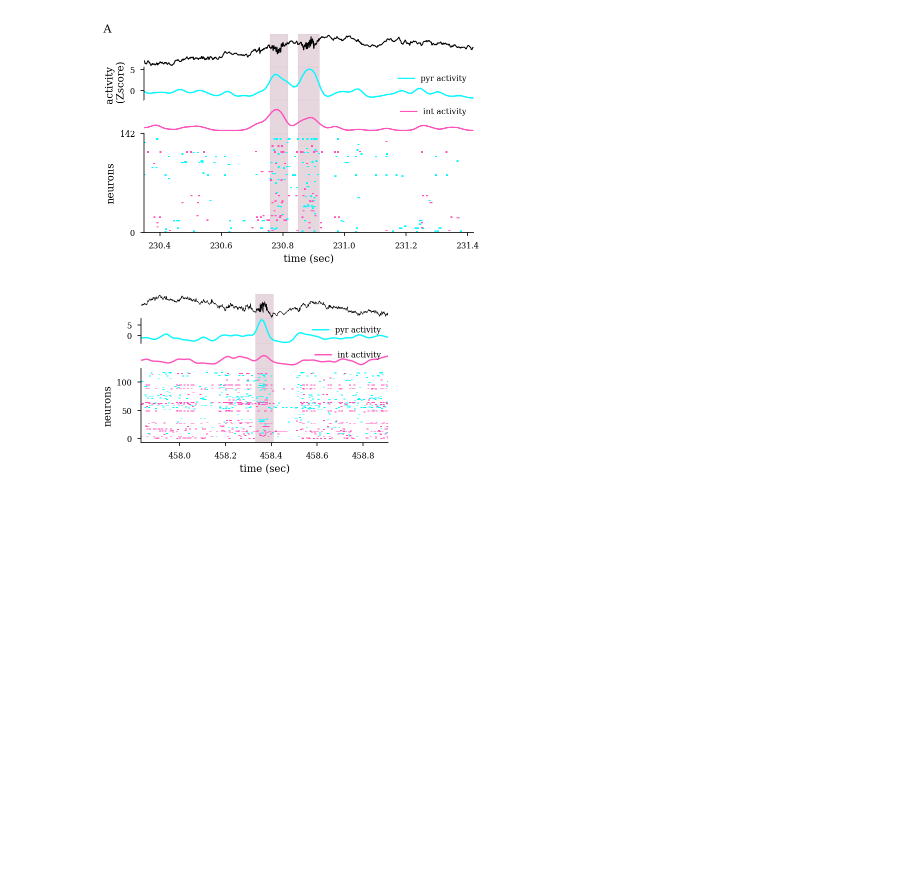
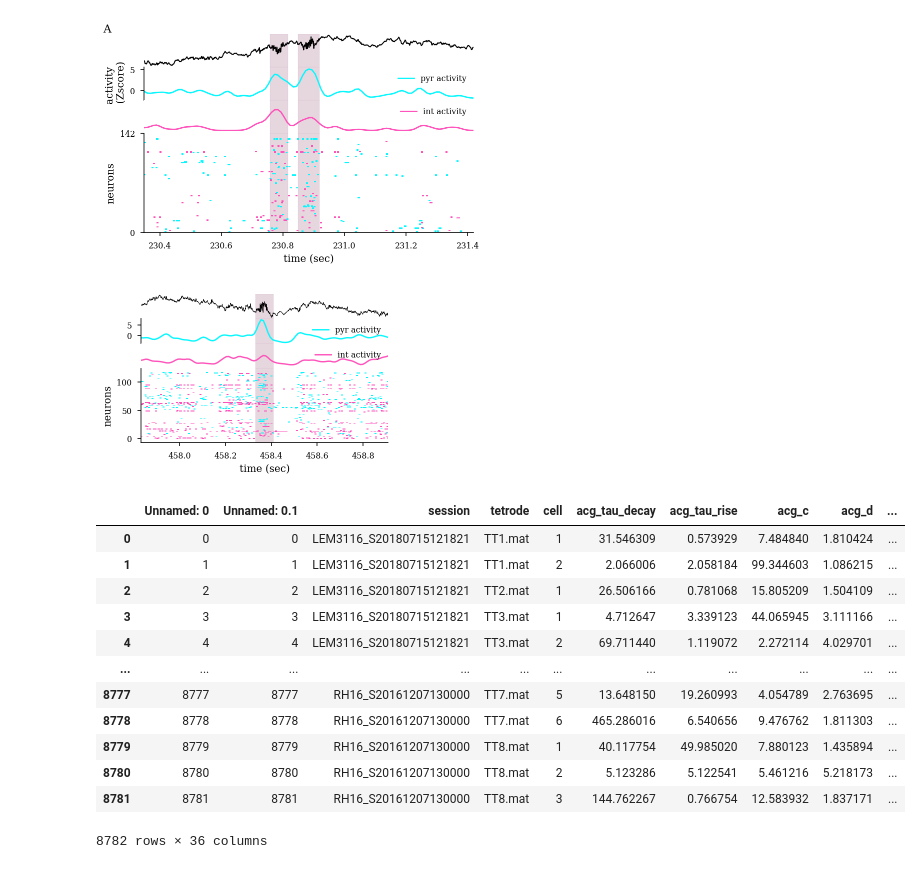
Before and after one commit to ryanharvey1/ripple_analyses, a Jupyter notebook: notebooks/i_e_balance.ipynb, the cells around one changed output. Saved outputs shown, nothing was run; the diff lists cells and outputs as text; code cells hidden in the pictures; blank space fills up the shorter version.

```diff
--- a/notebooks/i_e_balance.ipynb
+++ b/notebooks/i_e_balance.ipynb
@@ -645,3 +647,51 @@ plot_e_i_example(temp_df_swr,temp_df_cell_class,pyr_vec,int_vec,lfp,lfp_ts,20,bo
 plt.savefig(os.path.join(fig_save_path,'i_e_example.svg'),dpi=300,bbox_inches='tight')
 # %% [output]
 [figure]
+# %%
+
+
+def add_group_affiliation(df):
+    control=('RH13','RH14','LS21','LS23','LE2821','LE2823','LEM3116','LEM3120','LEM3216')
+    pae=('RH11','RH16','LS17','LS19','LE2813','LEM3124','LEM3206','LEM3246')
+
+    df['group'] = np.ones_like(df.session)
+
+    regstr = '|'.join(control)
+    idx = df['session'].str.upper().str.contains(regstr)
+    df.loc[idx,'group'] = 'control'
+
+    regstr = '|'.join(pae)
+    idx = df['session'].str.upper().str.contains(regstr)
+    df.loc[idx,'group'] = 'pae'
+    return df
+
+
+# F:\Projects\PAE_PlaceCell\analysis\cell_recruitment\processed
+# df_cell_class.rat
+df_cell_class = pd.read_csv(r'F:\Projects\PAE_PlaceCell\analysis\cell_recruitment\processed\pyr_int_df.csv')
+
+df_cell_class = add_group_affiliation(df_cell_class)
+
+rat = [s.split('_')[0] for s in df_cell_class.session]
+df_cell_class['rat']=rat
+
+
+
+# # df_cell_class
+df_cell_class.to_csv(r'F:\Projects\PAE_PlaceCell\analysis\cell_recruitment\processed\pyr_int_df.csv')
+# %%
+df_cell_class
+# %% [output]
+|  | Unnamed: 0 | Unnamed: 0.1 | session | tetrode | cell | acg_tau_decay | acg_tau_rise | acg_c | acg_d | ... |
+| 0 | 0 | 0 | LEM3116_S20180715121821 | TT1.mat | 1 | 31.546309 | 0.573929 | 7.484840 | 1.810424 | ... |
+| 1 | 1 | 1 | LEM3116_S20180715121821 | TT1.mat | 2 | 2.066006 | 2.058184 | 99.344603 | 1.086215 | ... |
+| 2 | 2 | 2 | LEM3116_S20180715121821 | TT2.mat | 1 | 26.506166 | 0.781068 | 15.805209 | 1.504109 | ... |
+| 3 | 3 | 3 | LEM3116_S20180715121821 | TT3.mat | 1 | 4.712647 | 3.339123 | 44.065945 | 3.111166 | ... |
+| 4 | 4 | 4 | LEM3116_S20180715121821 | TT3.mat | 2 | 69.711440 | 1.119072 | 2.272114 | 4.029701 | ... |
+| ... | ... | ... | ... | ... | ... | ... | ... | ... | ... | ... |
+| 8777 | 8777 | 8777 | RH16_S20161207130000 | TT7.mat | 5 | 13.648150 | 19.260993 | 4.054789 | 2.763695 | ... |
+| 8778 | 8778 | 8778 | RH16_S20161207130000 | TT7.mat | 6 | 465.286016 | 6.540656 | 9.476762 | 1.811303 | ... |
+| 8779 | 8779 | 8779 | RH16_S20161207130000 | TT8.mat | 1 | 40.117754 | 49.985020 | 7.880123 | 1.435894 | ... |
+| 8780 | 8780 | 8780 | RH16_S20161207130000 | TT8.mat | 2 | 5.123286 | 5.122541 | 5.461216 | 5.218173 | ... |
+| 8781 | 8781 | 8781 | RH16_S20161207130000 | TT8.mat | 3 | 144.762267 | 0.766754 | 12.583932 | 1.837171 | ... |
+8782 rows × 36 columns
```
Also changed, not shown: parts of 1 cell of this notebook, 4 other files.
